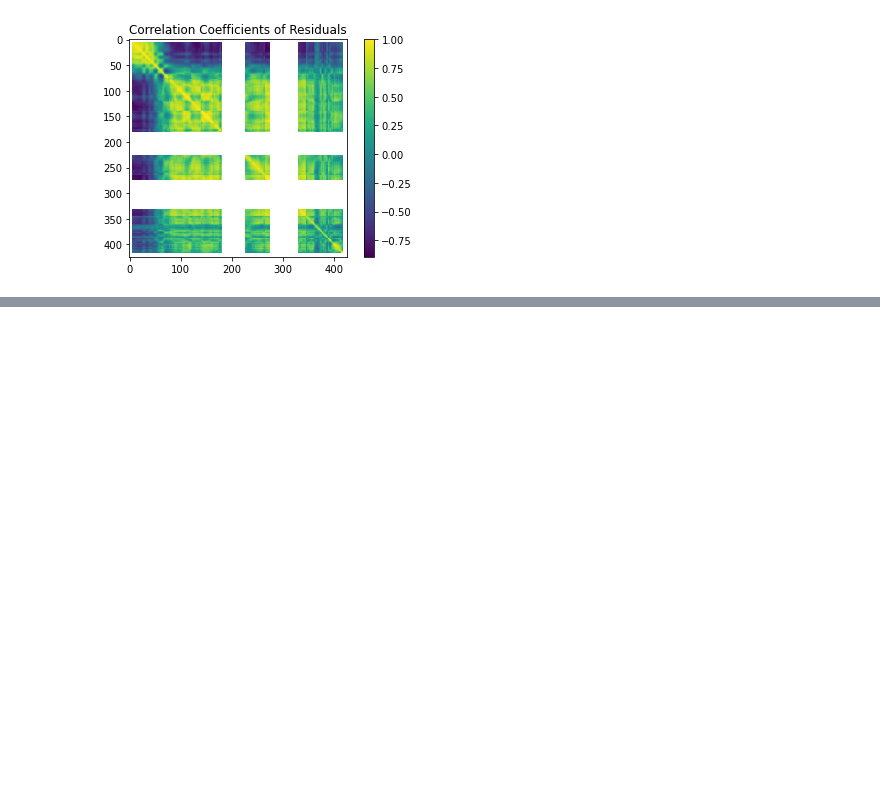
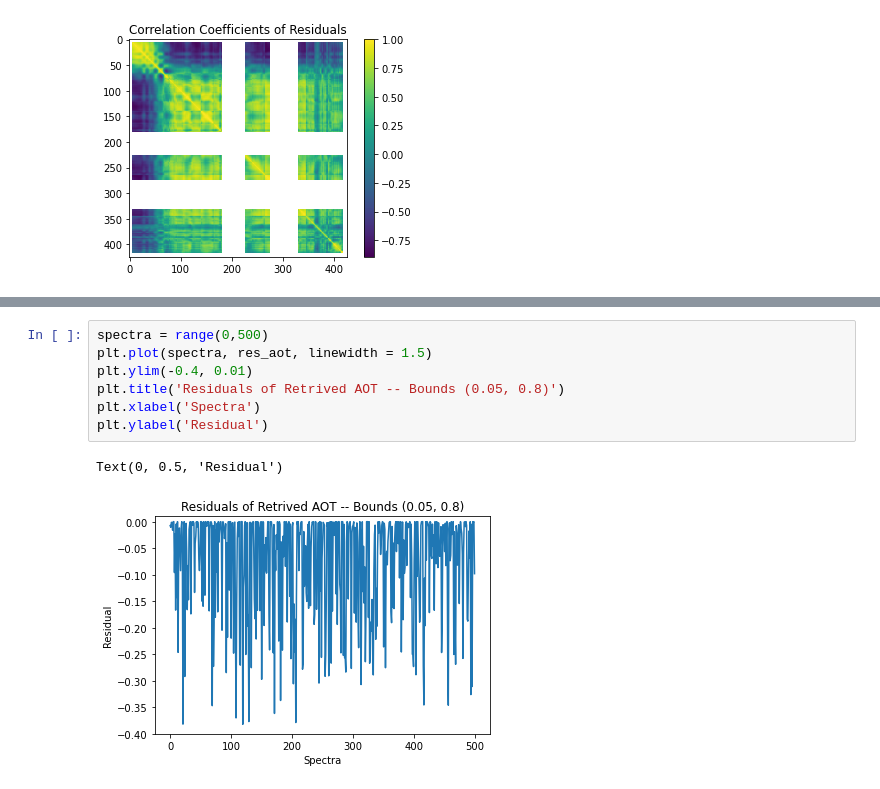
Before and after one commit to varunpatro1/OE-Reproducibility, a Jupyter notebook: ISOFIT/CL_6.ipynb, the cells around one changed output, grey strips where cells are left out. Cells and saved outputs as stored; diff of their text form; blank space fills up the shorter version.

```diff
--- a/ISOFIT/CL_6.ipynb
+++ b/ISOFIT/CL_6.ipynb
@@ -309,0 +328,10 @@ Text(0.5, 1.0, 'Correlation Coefficients of Residuals')
+# %%
+spectra = range(0,500)
+plt.plot(spectra, res_aot, linewidth = 1.5)
+plt.ylim(-0.4, 0.01)
+plt.title('Residuals of Retrived AOT -- Bounds (0.05, 0.8)')
+plt.xlabel('Spectra')
+plt.ylabel('Residual')
+# %% [output]
+Text(0, 0.5, 'Residual')
+[figure, added]
```
Also changed, not shown: parts of 3 cells of this notebook, 2 other files.
